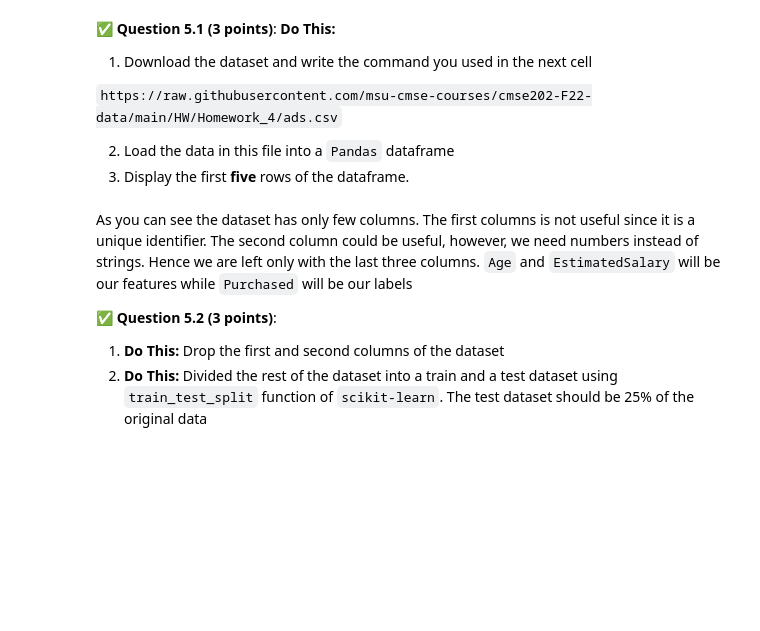
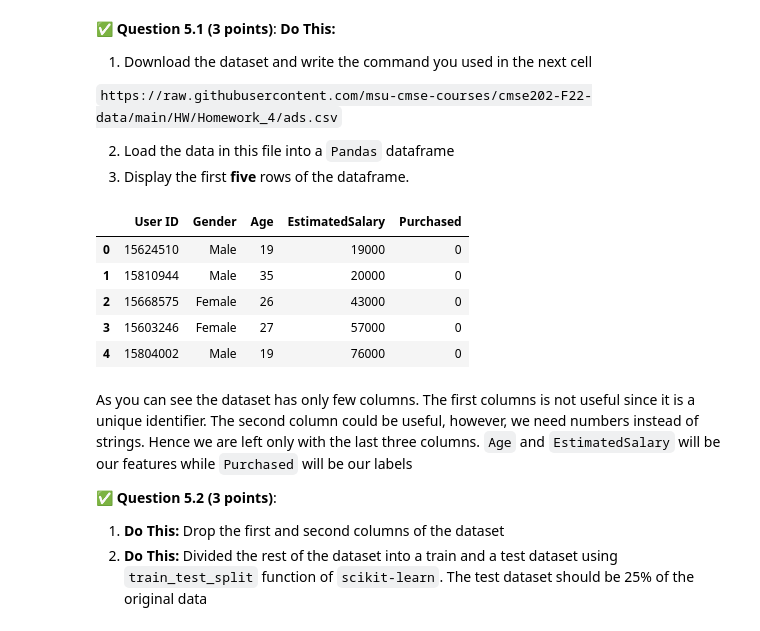
Before and after one commit to winbergd/cmse202-f25-turnin, a Jupyter notebook: hw-03/HW3_CMSE202.ipynb, the cells around one changed output. Saved outputs shown, nothing was run; the diff lists cells and outputs as text; code cells hidden in the pictures; blank space fills up the shorter version.

```diff
--- a/hw-03/HW3_CMSE202.ipynb
+++ b/hw-03/HW3_CMSE202.ipynb
@@ -502,5 +502,14 @@ In this part of the homework, you will work with data from an unknown source. Ou
 # %%
 # Put your code for reading in the dataset here
+df = pd.read_csv("https://raw.githubusercontent.com/msu-cmse-courses/cmse202-F22-data/main/HW/Homework_4/ads.csv")
+df.head()
+# %% [output]
+|  | User ID | Gender | Age | EstimatedSalary | Purchased |
+| 0 | 15624510 | Male | 19 | 19000 | 0 |
+| 1 | 15810944 | Male | 35 | 20000 | 0 |
+| 2 | 15668575 | Female | 26 | 43000 | 0 |
+| 3 | 15603246 | Female | 27 | 57000 | 0 |
+| 4 | 15804002 | Male | 19 | 76000 | 0 |
 # %% [markdown]
 As you can see the dataset has only few columns. The first columns is not useful since it is a unique identifier. The second column could be useful, however, we need numbers instead of strings. Hence we are left only with the last three columns. `Age` and `EstimatedSalary` will be our features while `Purchased` will be our labels
 
```
Also changed, not shown: parts of 15 cells of this notebook.
